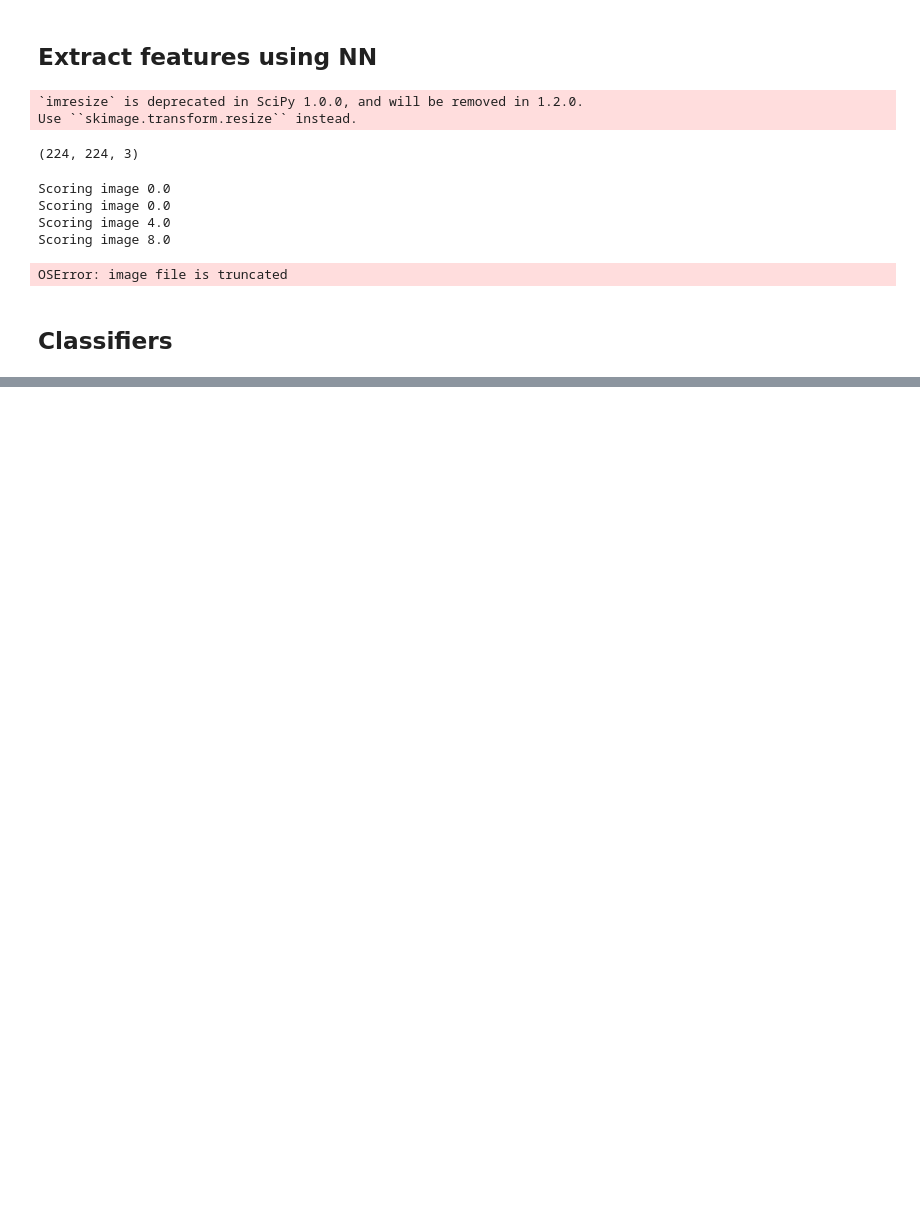
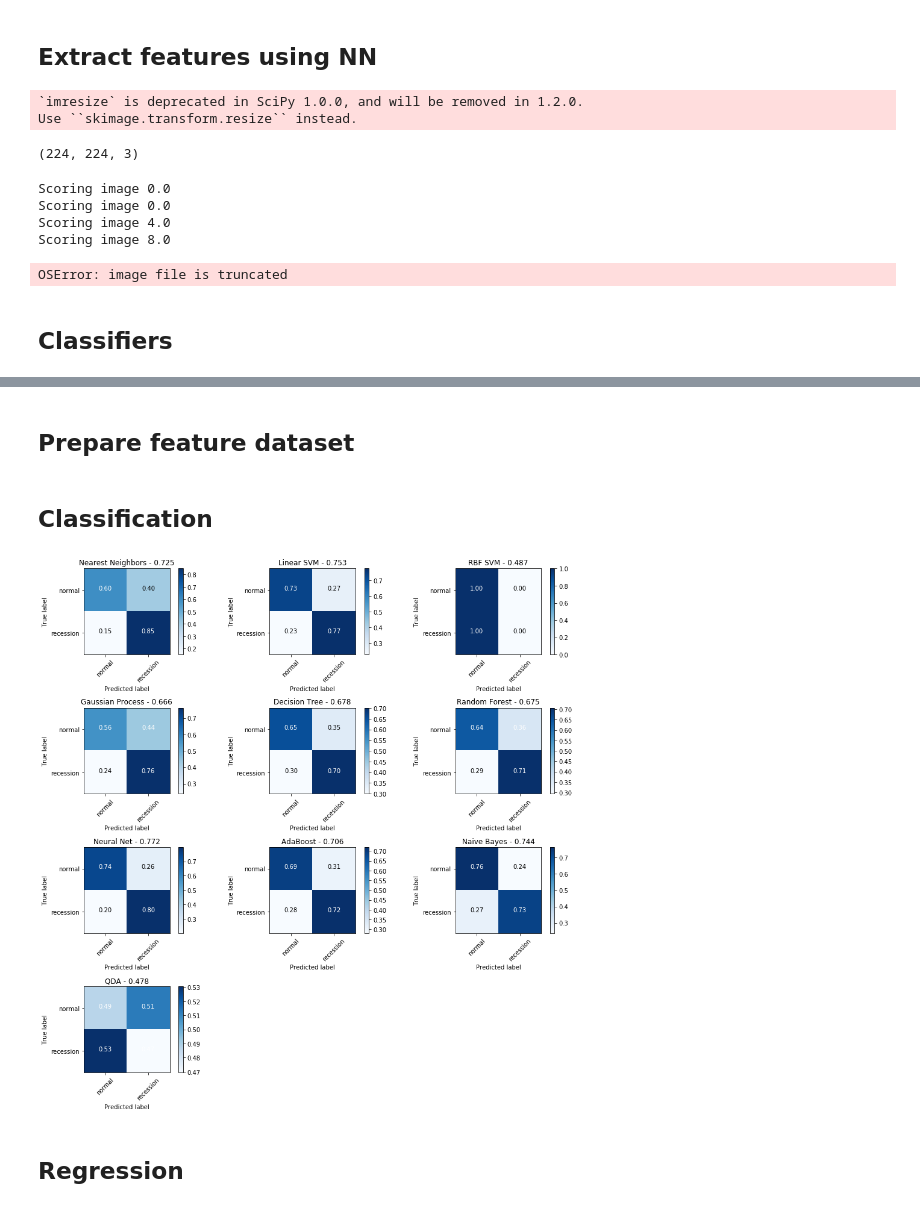
Before and after one commit to svenharris/datascienceworkshop-pneumonia, a Jupyter notebook: Pneumonia_Training.ipynb, the cells around one changed output, grey strips where cells are left out. Drawn from its saved outputs; the diff is of its cells as text; code cells hidden in the pictures; blank space fills up the shorter version.

Commit message:
benchmark using features to predict

```diff
--- a/Pneumonia_Training.ipynb
+++ b/Pneumonia_Training.ipynb
@@ -169,8 +195,22 @@ plt.show()
+# %% [markdown]
+## Prepare feature dataset
+# %%
+X = df.drop('Target', axis=1)
+Y = df['Target']
+X = StandardScaler().fit_transform(X)
+X_train, X_test, y_train, y_test = train_test_split(X, Y, test_size=.4, random_state=42)
+
+h = .02  # step size in the mesh
+x_min, x_max = X[:, 0].min() - .5, X[:, 0].max() + .5
+y_min, y_max = X[:, 1].min() - .5, X[:, 1].max() + .5
+xx, yy = np.meshgrid(np.arange(x_min, x_max, h), np.arange(y_min, y_max, h))
+# %% [markdown]
+## Classification
 # %%
 def plot_confusion_matrix(cm, classes,
                           normalize=False,
                           title='Confusion matrix',
-                          cmap=plt.cm.Blues
+                          cmap=plt.cm.Blues,
                           index=0):
     """
     This function prints and plots the confusion matrix.
@@ -179,7 +219,8 @@ def plot_confusion_matrix(cm, classes,
     if normalize:
         cm = cm.astype('float') / cm.sum(axis=1)[:, np.newaxis]
 
-    ax = plt.subplot((len(classifiers) // 4) +1, 4, i+1)
+    rows=3
+    ax = plt.subplot((len(classifiers) // rows) +1, rows, index+1)
     plt.imshow(cm, interpolation='nearest', cmap=cmap)
     plt.title(title)
     plt.colorbar()
@@ -198,22 +239,32 @@ def plot_confusion_matrix(cm, classes,
     plt.ylabel('True label')
     plt.xlabel('Predicted label')
 # %%
-plt.figure(figusize=(27, 13))
+from sklearn.metrics import confusion_matrix
+import itertools
 
+plt.figure(figsize=(13, 13))
+
+#X_train, X_test, y_train, y_test
 for i, (name, clf) in enumerate(classifiers.items()):
-    Y2_test = Y2
-    Y2_pred = clf.predict(X2)
+    Y2_test = y_test
+    Y2_pred = clf.predict(X_test)
+    score = clf.score(X_test, y_test)
 
     # Compute confusion matrix
     cnf_matrix = confusion_matrix(Y2_test, Y2_pred)
     np.set_printoptions(precision=2)
 
     # Plot normalized confusion matrix
 
     plot_confusion_matrix(cnf_matrix,
                           classes=['normal', 'recession'],
                           normalize=True,
-                          title='Normalized confusion matrix',
+                          title='{0} - {1:.3f}'.format(name, score),
                           index=i)
 
+plt.tight_layout()
 plt.show()
+# %% [output]
+[figure, added]
+# %% [markdown]
+## Regression
```
Also changed, not shown: parts of 7 cells of this notebook, 1 other file.
